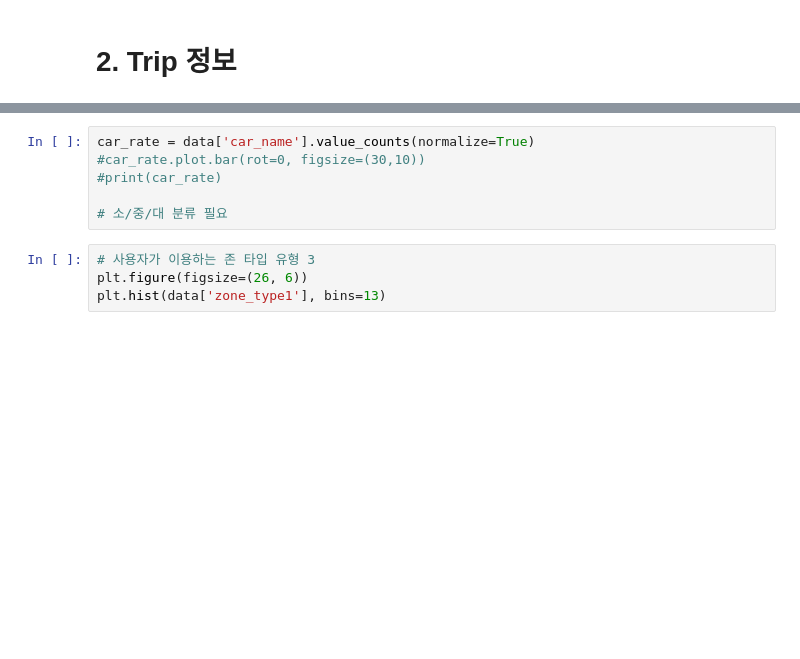
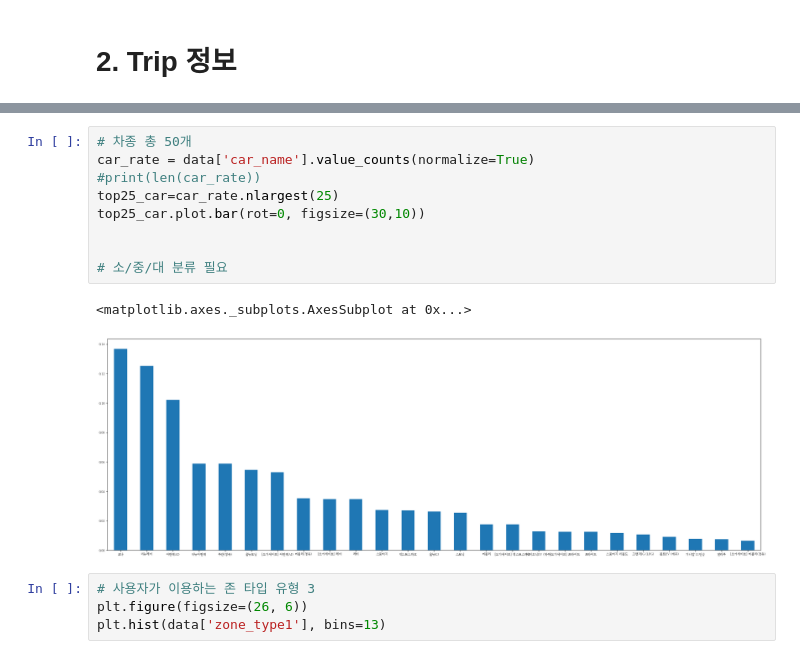
Before and after one commit to easttuna/Sodascar_User-clustering-and-classification-model-based-on-usage-history, a Jupyter notebook: EDA.ipynb, the cells around one changed output, grey strips where cells are left out. Cells and saved outputs as stored; diff of their text form; blank space fills up the shorter version.

```diff
--- a/EDA.ipynb
+++ b/EDA.ipynb
@@ -247,11 +251,17 @@ df.tail()
 | 124753 | 경기도 고양시 일산서구 | 올뉴모닝 | LIVING_APT | TRANSFER_SUBWAY | COMMERCIAL_HOTSPOT | 경기도 고양시 일산서구,경기도 파주시,경기도 파주시,경기도 ... | 0 days 22:14:40 |
 | 124754 | 서울특별시 강남구 | 코나 | LIVING_APT | TRANSFER_BUS | ETC | 서울특별시 강남구,강원도 강릉시,강원도 속초시,강원도 양양군... | 1 days 15:01:09 |
 # %%
+# 차종 총 50개
 car_rate = data['car_name'].value_counts(normalize=True)
-#car_rate.plot.bar(rot=0, figsize=(30,10))
-#print(car_rate)
+#print(len(car_rate))
+top25_car=car_rate.nlargest(25)
+top25_car.plot.bar(rot=0, figsize=(30,10))
+
 
 # 소/중/대 분류 필요
+# %% [output]
+<matplotlib.axes._subplots.AxesSubplot at 0x...>
+[figure, added]
 # %%
 # 사용자가 이용하는 존 타입 유형 3
 plt.figure(figsize=(26, 6))
```
Also changed, not shown: parts of 8 cells of this notebook.
